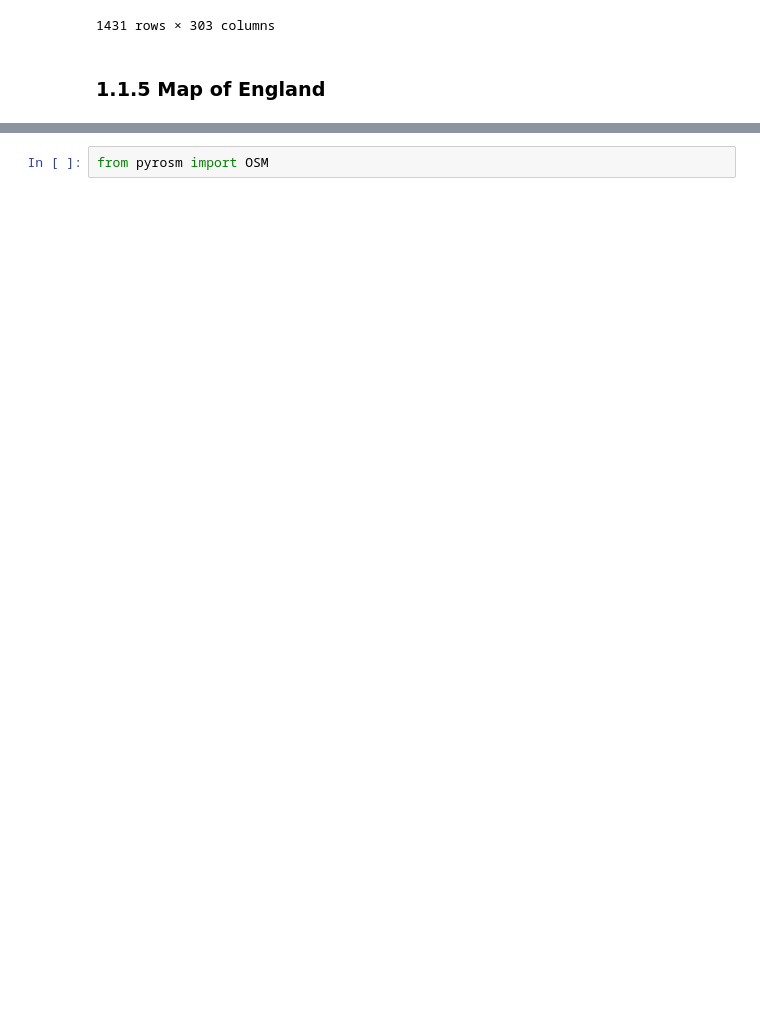
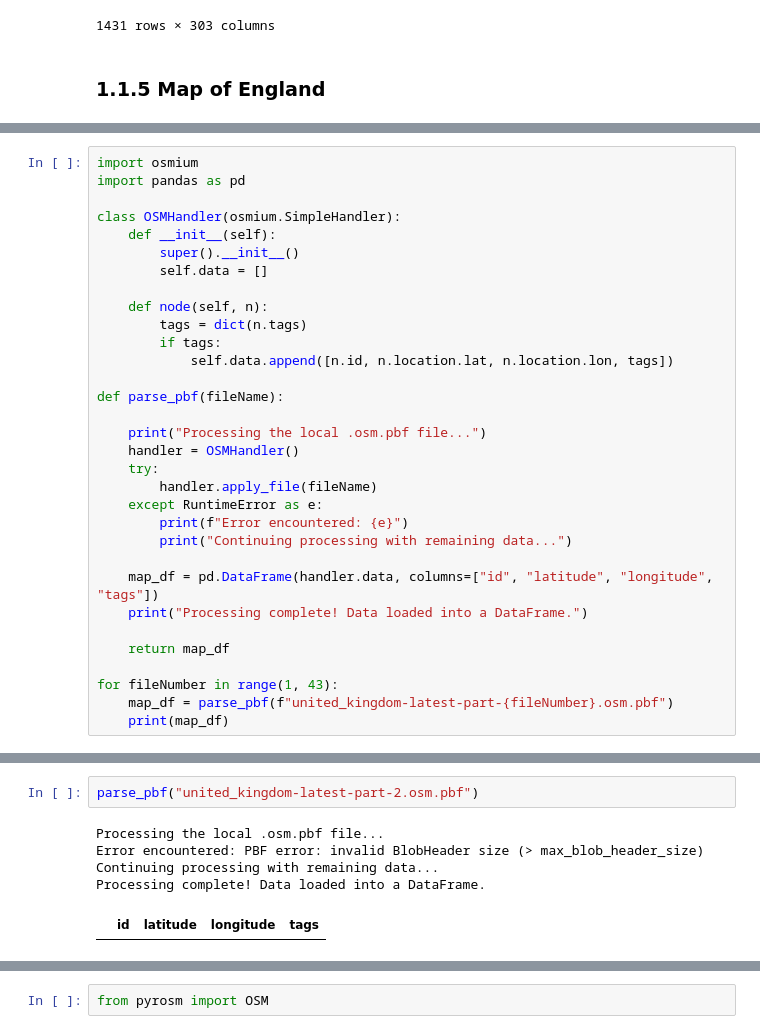
Before and after one commit to chenyilow/cyl68_ads_2024, a Jupyter notebook: _notebooks/ads_course_assessment.ipynb, the cells around one changed output, grey strips where cells are left out. Cells and saved outputs as stored; diff of their text form; blank space fills up the shorter version.

```diff
--- a/_notebooks/ads_course_assessment.ipynb
+++ b/_notebooks/ads_course_assessment.ipynb
@@ -307,0 +347,32 @@ Requirement already satisfied: certifi>=2017.4.17 in /usr/local/lib/python3.10/d
+# %%
+import osmium
+import pandas as pd
+
+class OSMHandler(osmium.SimpleHandler):
+    def __init__(self):
+        super().__init__()
+        self.data = []
+
+    def node(self, n):
+        tags = dict(n.tags)
+        if tags:
+            self.data.append([n.id, n.location.lat, n.location.lon, tags])
+
+def parse_pbf(fileName):
+
+    print("Processing the local .osm.pbf file...")
+    handler = OSMHandler()
+    try:
+        handler.apply_file(fileName)
+    except RuntimeError as e:
+        print(f"Error encountered: {e}")
+        print("Continuing processing with remaining data...")
+
+    map_df = pd.DataFrame(handler.data, columns=["id", "latitude", "longitude", "tags"])
+    print("Processing complete! Data loaded into a DataFrame.")
+
+    return map_df
+
+for fileNumber in range(1, 43):
+    map_df = parse_pbf(f"united_kingdom-latest-part-{fileNumber}.osm.pbf")
+    print(map_df)
@@ -308,3 +397,11 @@ Requirement already satisfied: certifi>=2017.4.17 in /usr/local/lib/python3.10/d
+# %%
+parse_pbf("united_kingdom-latest-part-2.osm.pbf")
+# %% [output]
+Processing the local .osm.pbf file...
+Error encountered: PBF error: invalid BlobHeader size (> max_blob_header_size)
+Continuing processing with remaining data...
+Processing complete! Data loaded into a DataFrame.
+|  | id | latitude | longitude | tags |
 # %%
 %pip install pyrosm
 # %% [output]
```
Also changed, not shown: parts of 17 cells of this notebook.
